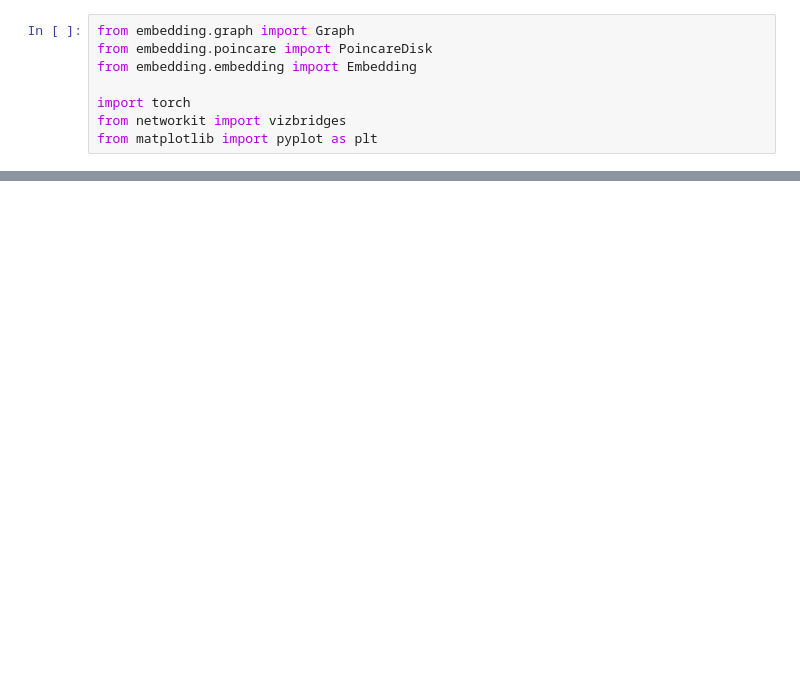
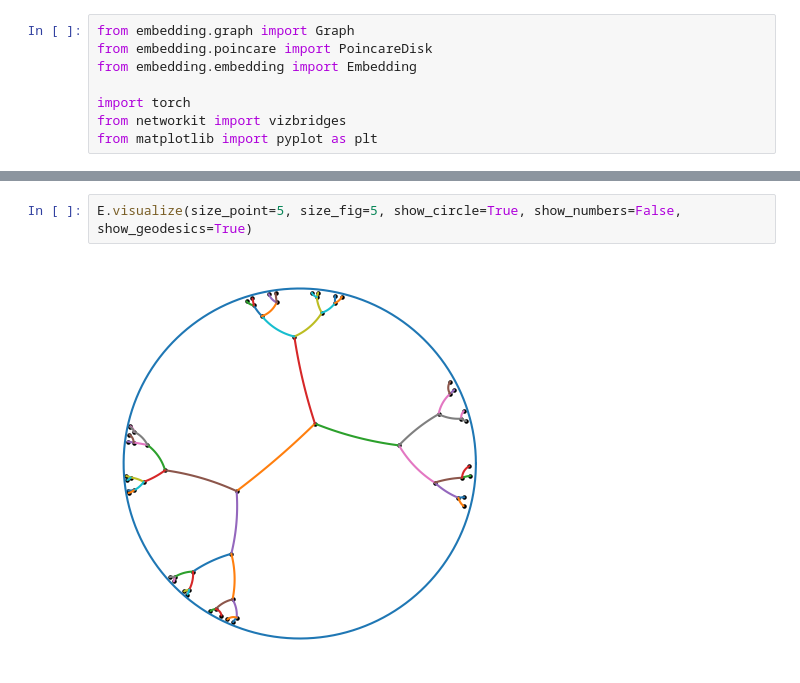
Before and after one commit to RaphaelVogt/Bachelorarbeit, a Jupyter notebook: Embedding_Tutorial.ipynb, the cells around one changed output, grey strips where cells are left out. Saved outputs shown, nothing was run; the diff lists cells and outputs as text; blank space fills up the shorter version.

```diff
--- a/Embedding_Tutorial.ipynb
+++ b/Embedding_Tutorial.ipynb
@@ -50,0 +47,4 @@ E.visualize(size_point=5, size_fig=5, show_circle=True, show_numbers=True, show_
+# %%
+E.visualize(size_point=5, size_fig=5, show_circle=True, show_numbers=False, show_geodesics=True)
+# %% [output]
+[figure, added]
```
Also changed, not shown: parts of 8 cells of this notebook.
